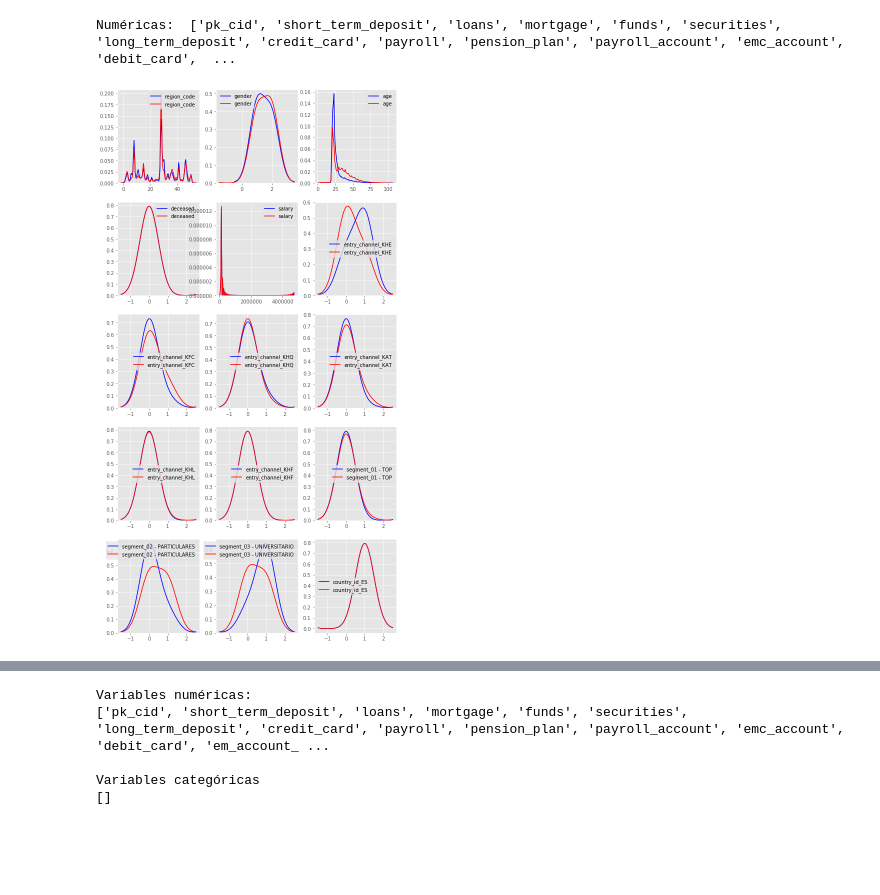
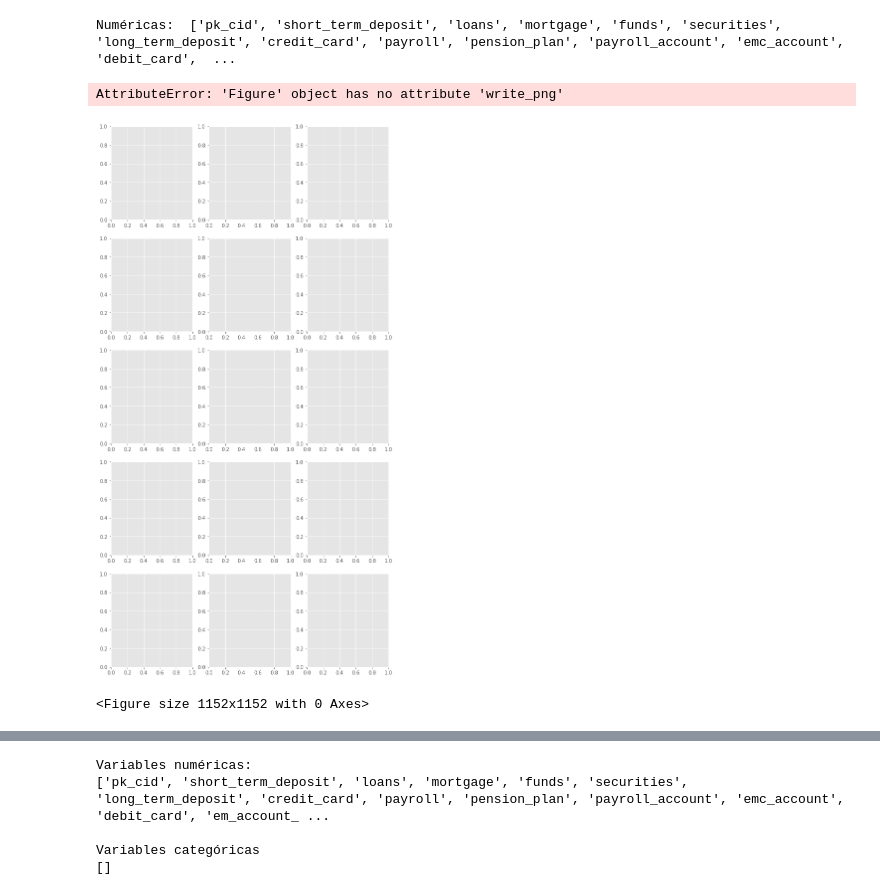
Before and after one commit to giannimaggiora/easyMoney, a Jupyter notebook: Churn2.ipynb, the cells around one changed output, grey strips where cells are left out. Drawn from its saved outputs; the diff is of its cells as text; code cells hidden in the pictures; blank space fills up the shorter version.

Commit message:
Eva
Da error la grafica para cargar la imagen

```diff
--- a/Churn2.ipynb
+++ b/Churn2.ipynb
@@ -252,17 +255,22 @@ col_name1 = num_features1
 # %%
 f, axs = plt.subplots(5, 3, figsize=(10, 20))
 
 for col, ax in enumerate(axs.flatten()):
     col_name1 = num_features1[col]
 
     #
     # COMPLETAR
-    #
+    plt.figure(figsize=(16,16))
+    fig.write_png('fig405churn.png')
     sns.kdeplot(df[col_name1].loc[df.active_customer == 0], ax=ax, color ='b',bw=0.5)
     sns.kdeplot(df[col_name1].loc[df.active_customer == 1], ax=ax, color ='r',bw=0.5)
+    plt.figure(figsize=(16,16))
+    fig.write_html('fig405churn.html')
     plt.plot()
 # %% [output]
+AttributeError: 'Figure' object has no attribute 'write_png'
-[figure, old version]
+[figure, new version]
+<Figure size 1152x1152 with 0 Axes>
 # %%
 fig, axs = plt.subplots(5,3, figsize=(15, 25))
 
```
Also changed, not shown: parts of 8 cells of this notebook, 1 other file.
